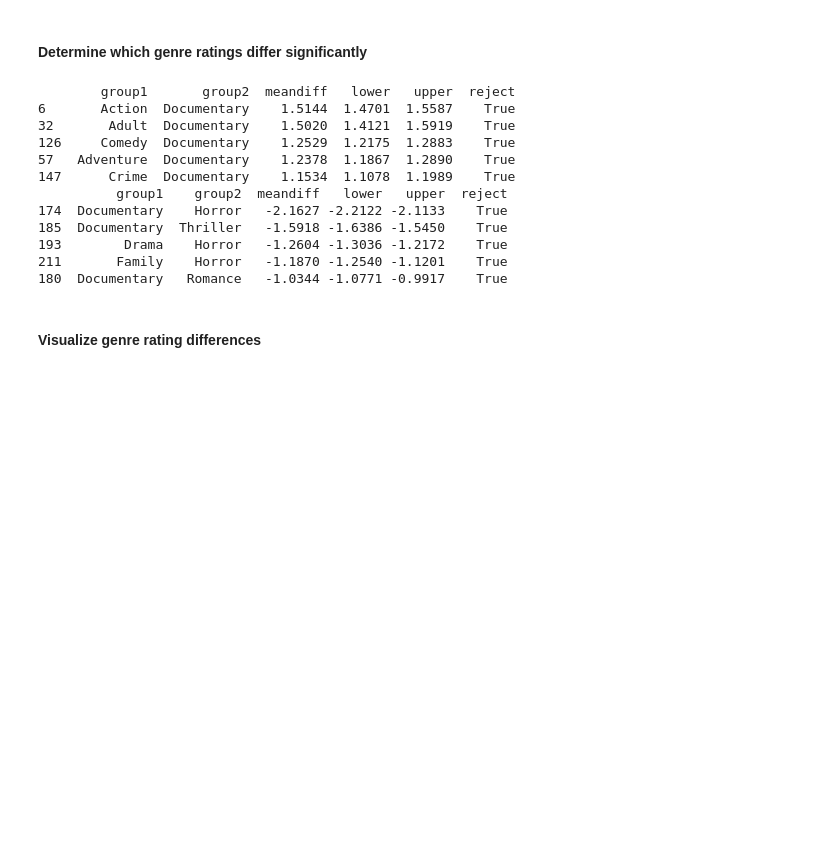
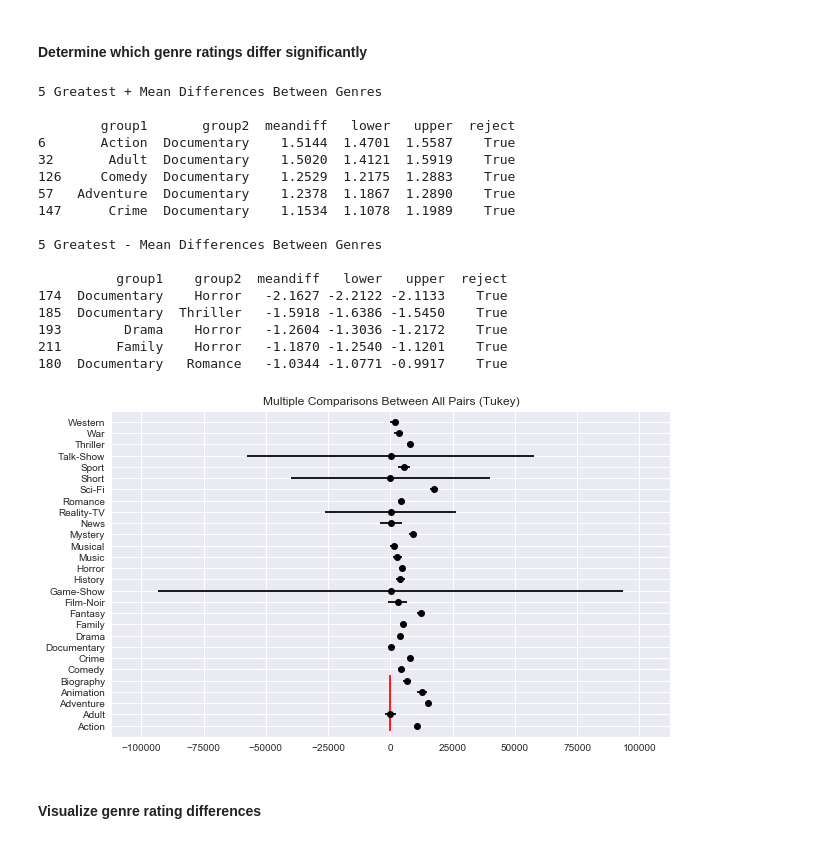
Before and after one commit to Amjaad/MoviesProject, a Jupyter notebook: twowayanova.ipynb, the cells around one changed output. Saved outputs shown, nothing was run; the diff lists cells and outputs as text; code cells hidden in the pictures; blank space fills up the shorter version.

```diff
--- a/twowayanova.ipynb
+++ b/twowayanova.ipynb
@@ -80,21 +80,41 @@ df2 = df2[df2.group1.isin(genre_list)]
 df2 = df2[df2.group2.isin(genre_list)]
 
 #d2.sort_values(['meandiff'], ascending=0)
-print(df2.nlargest(5, 'meandiff'))
+print("5 Greatest + Mean Differences Between Genres\n")
+print(df2.nlargest(5, 'meandiff'),'\n')
+print("5 Greatest - Mean Differences Between Genres\n")
 print(df2.nsmallest(5, 'meandiff'))
 # %% [output]
+5 Greatest + Mean Differences Between Genres
+
         group1       group2  meandiff   lower   upper  reject
 6       Action  Documentary    1.5144  1.4701  1.5587    True
 32       Adult  Documentary    1.5020  1.4121  1.5919    True
 126     Comedy  Documentary    1.2529  1.2175  1.2883    True
 57   Adventure  Documentary    1.2378  1.1867  1.2890    True
 147      Crime  Documentary    1.1534  1.1078  1.1989    True
+
+5 Greatest - Mean Differences Between Genres
+
           group1    group2  meandiff   lower   upper  reject
 174  Documentary    Horror   -2.1627 -2.2122 -2.1133    True
 185  Documentary  Thriller   -1.5918 -1.6386 -1.5450    True
 193        Drama    Horror   -1.2604 -1.3036 -1.2172    True
 211       Family    Horror   -1.1870 -1.2540 -1.1201    True
 180  Documentary   Romance   -1.0344 -1.0771 -0.9917    True
+# %%
+# second validation method
+from statsmodels.stats.multicomp import pairwise_tukeyhsd
+
+tukey = pairwise_tukeyhsd(endog=df.numVotes,     # Data
+                          groups=df.genre,   # Groups
+                          alpha=0.05)          # Significance level
+
+tukey.plot_simultaneous()    # Plot group confidence intervals
+plt.vlines(x=49.57,ymin=-0.5,ymax=4.5, color="red")
+plt.show()
+# %% [output]
+[figure, added]
 # %% [markdown]
 #### Visualize genre rating differences
 # %%
```
Also changed, not shown: parts of 2 cells of this notebook.
